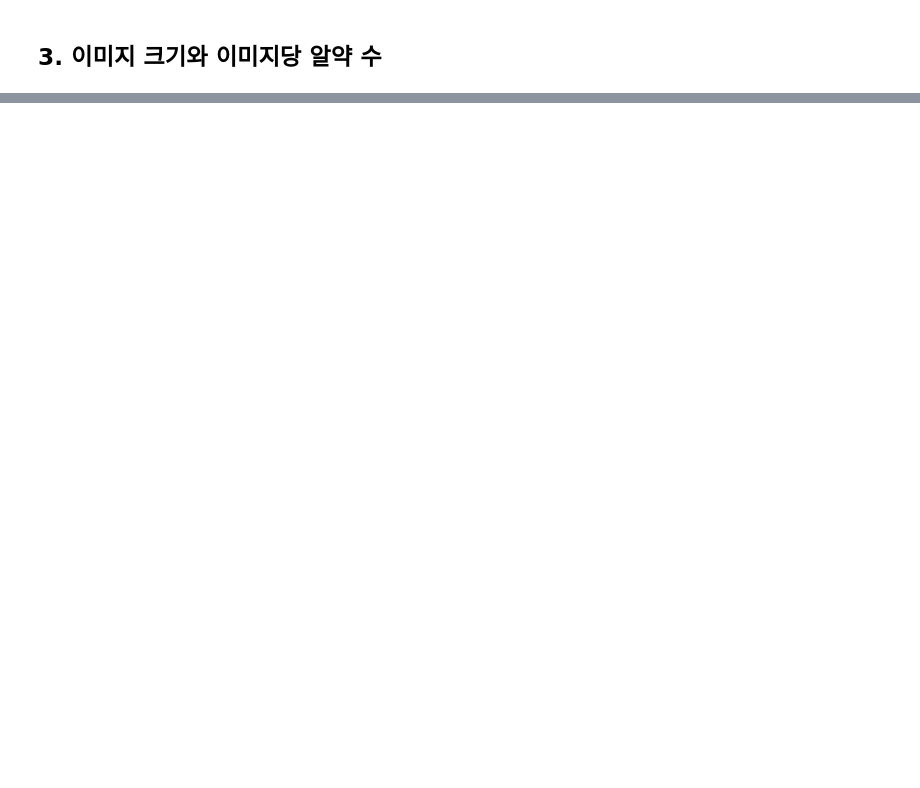
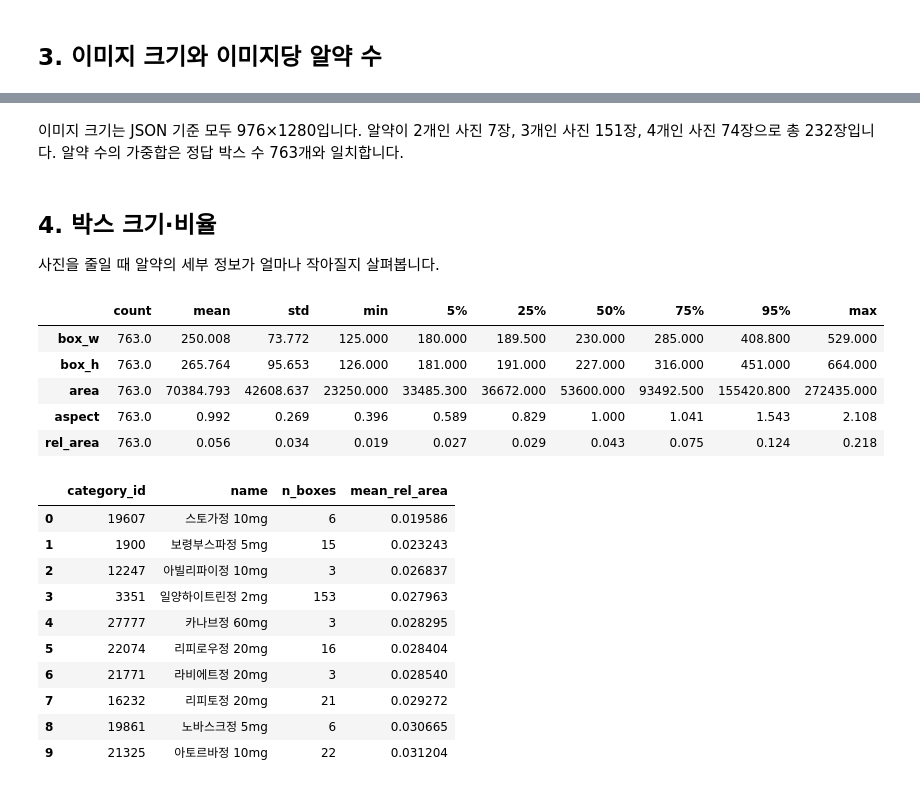
Before and after one commit to part2team1/YacssoK, a Jupyter notebook: notebooks/01_eda.ipynb, the cells around one changed output, grey strips where cells are left out. Saved outputs shown, nothing was run; the diff lists cells and outputs as text; code cells hidden in the pictures; blank space fills up the shorter version.

```diff
--- a/notebooks/01_eda.ipynb
+++ b/notebooks/01_eda.ipynb
@@ -69,0 +105,29 @@ plot_box_centers(boxes_df)
+# %% [markdown]
+이미지 크기는 JSON 기준 모두 976×1280입니다. 알약이 2개인 사진 7장, 3개인 사진 151장, 4개인 사진 74장으로 총 232장입니다. 알약 수의 가중합은 정답 박스 수 763개와 일치합니다.
+# %% [markdown]
+## 4. 박스 크기·비율
+사진을 줄일 때 알약의 세부 정보가 얼마나 작아질지 살펴봅니다.
+# %%
+display(bbox_stats(boxes_df))
+class_size = (boxes_df.groupby(["category_id", "name"])
+              .agg(n_boxes=("name", "size"), mean_rel_area=("rel_area", "mean"))
+              .sort_values("mean_rel_area").reset_index())
+display(class_size.head(10))
+# %% [output]
+|  | count | mean | std | min | 5% | 25% | 50% | 75% | 95% | max |
+| box_w | 763.0 | 250.008 | 73.772 | 125.000 | 180.000 | 189.500 | 230.000 | 285.000 | 408.800 | 529.000 |
+| box_h | 763.0 | 265.764 | 95.653 | 126.000 | 181.000 | 191.000 | 227.000 | 316.000 | 451.000 | 664.000 |
+| area | 763.0 | 70384.793 | 42608.637 | 23250.000 | 33485.300 | 36672.000 | 53600.000 | 93492.500 | 155420.800 | 272435.000 |
+| aspect | 763.0 | 0.992 | 0.269 | 0.396 | 0.589 | 0.829 | 1.000 | 1.041 | 1.543 | 2.108 |
+| rel_area | 763.0 | 0.056 | 0.034 | 0.019 | 0.027 | 0.029 | 0.043 | 0.075 | 0.124 | 0.218 |
+|  | category_id | name | n_boxes | mean_rel_area |
+| 0 | 19607 | 스토가정 10mg | 6 | 0.019586 |
+| 1 | 1900 | 보령부스파정 5mg | 15 | 0.023243 |
+| 2 | 12247 | 아빌리파이정 10mg | 3 | 0.026837 |
+| 3 | 3351 | 일양하이트린정 2mg | 153 | 0.027963 |
+| 4 | 27777 | 카나브정 60mg | 3 | 0.028295 |
+| 5 | 22074 | 리피로우정 20mg | 16 | 0.028404 |
+| 6 | 21771 | 라비에트정 20mg | 3 | 0.028540 |
+| 7 | 16232 | 리피토정 20mg | 21 | 0.029272 |
+| 8 | 19861 | 노바스크정 5mg | 6 | 0.030665 |
+| 9 | 21325 | 아토르바정 10mg | 22 | 0.031204 |
```
Also changed, not shown: parts of 39 cells of this notebook.
